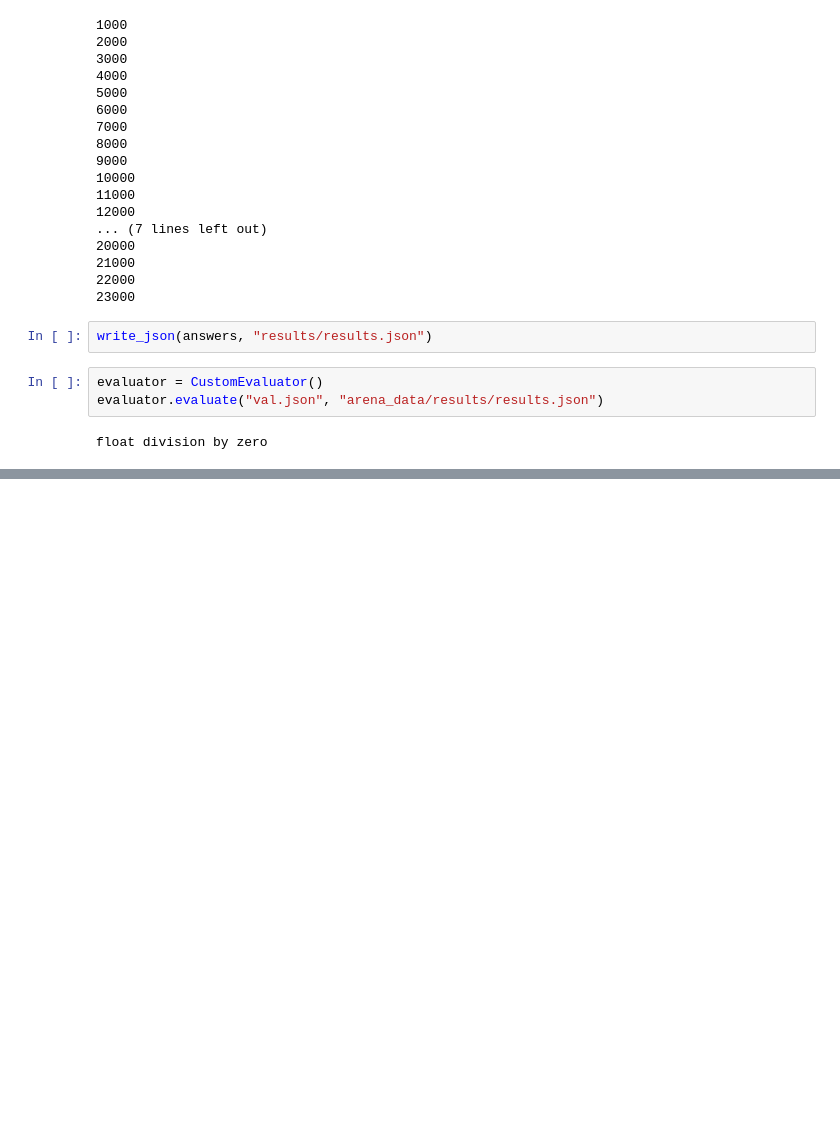
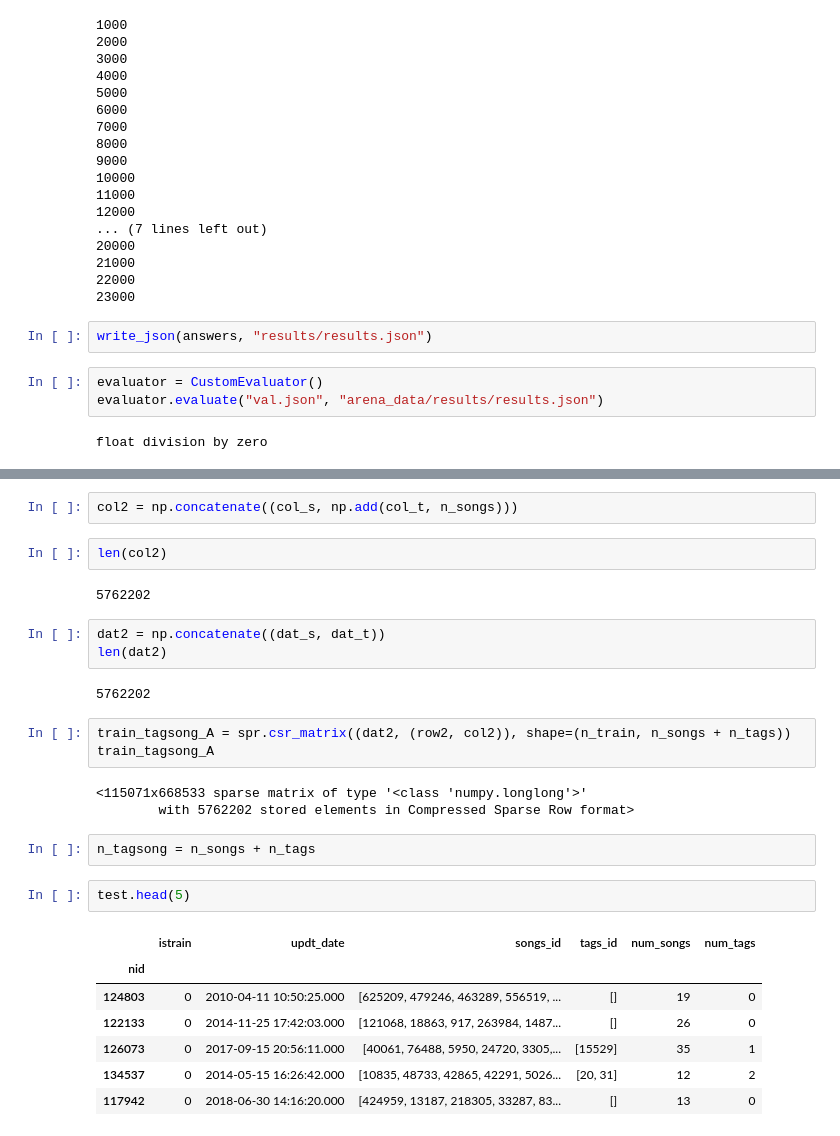
Before and after one commit to s2ul2/melon_playlist_rec, a Jupyter notebook: collabo_upload.ipynb, the cells around one changed output, grey strips where cells are left out. Drawn from its saved outputs; the diff is of its cells as text; blank space fills up the shorter version.

```diff
--- a/collabo_upload.ipynb
+++ b/collabo_upload.ipynb
@@ -988,0 +1117,29 @@ float division by zero
+# %%
+col2 = np.concatenate((col_s, np.add(col_t, n_songs)))
+# %%
+len(col2)
+# %% [output]
+5762202
+# %%
+dat2 = np.concatenate((dat_s, dat_t))
+len(dat2)
+# %% [output]
+5762202
+# %%
+train_tagsong_A = spr.csr_matrix((dat2, (row2, col2)), shape=(n_train, n_songs + n_tags))
+train_tagsong_A
+# %% [output]
+<115071x668533 sparse matrix of type '<class 'numpy.longlong'>'
+        with 5762202 stored elements in Compressed Sparse Row format>
+# %%
+n_tagsong = n_songs + n_tags
+# %%
+test.head(5)
+# %% [output]
+|  | istrain | updt_date | songs_id | tags_id | num_songs | num_tags |
+| nid |  |  |  |  |  |  |
+| 124803 | 0 | 2010-04-11 10:50:25.000 | [625209, 479246, 463289, 556519, ... | [] | 19 | 0 |
+| 122133 | 0 | 2014-11-25 17:42:03.000 | [121068, 18863, 917, 263984, 1487... | [] | 26 | 0 |
+| 126073 | 0 | 2017-09-15 20:56:11.000 | [40061, 76488, 5950, 24720, 3305,... | [15529] | 35 | 1 |
+| 134537 | 0 | 2014-05-15 16:26:42.000 | [10835, 48733, 42865, 42291, 5026... | [20, 31] | 12 | 2 |
+| 117942 | 0 | 2018-06-30 14:16:20.000 | [424959, 13187, 218305, 33287, 83... | [] | 13 | 0 |
```
Also changed, not shown: parts of 33 cells of this notebook.
